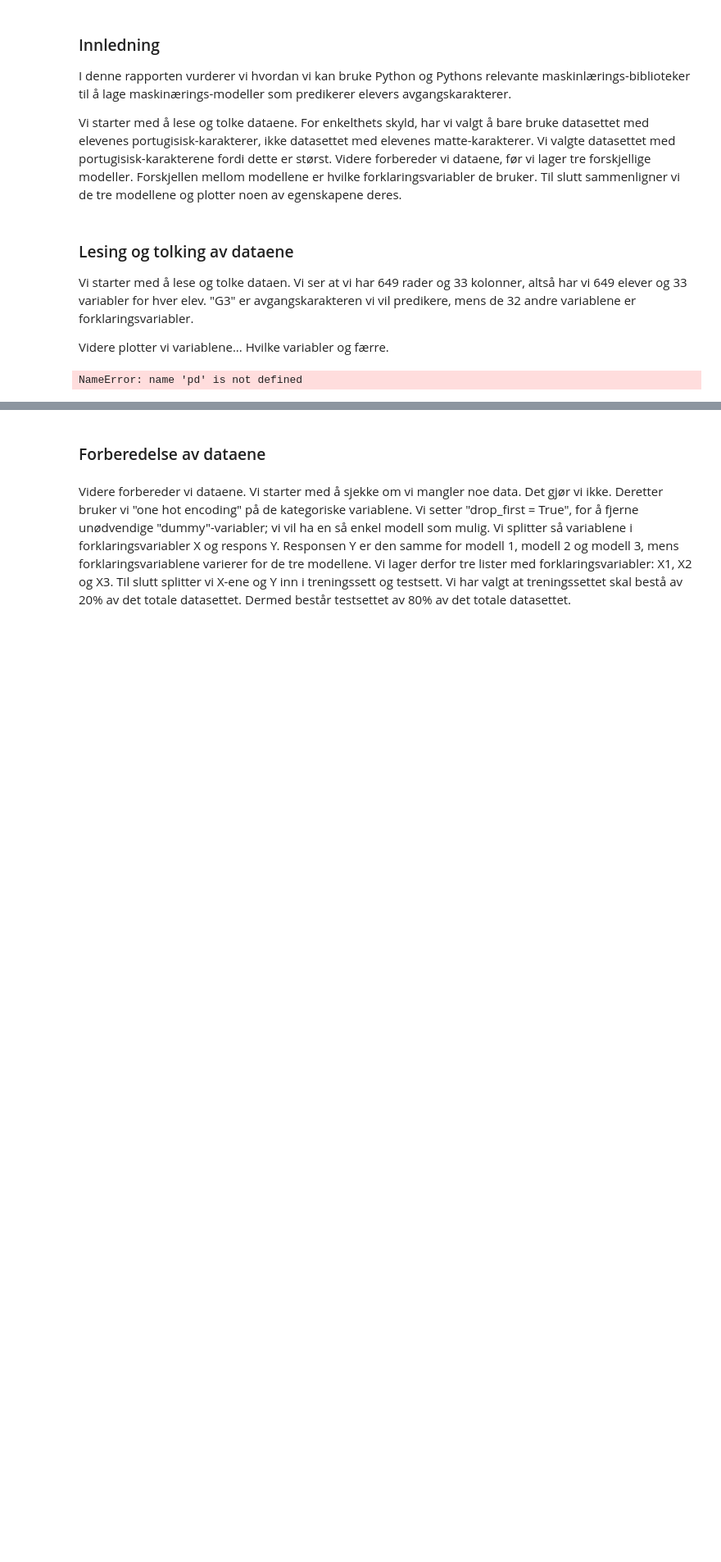
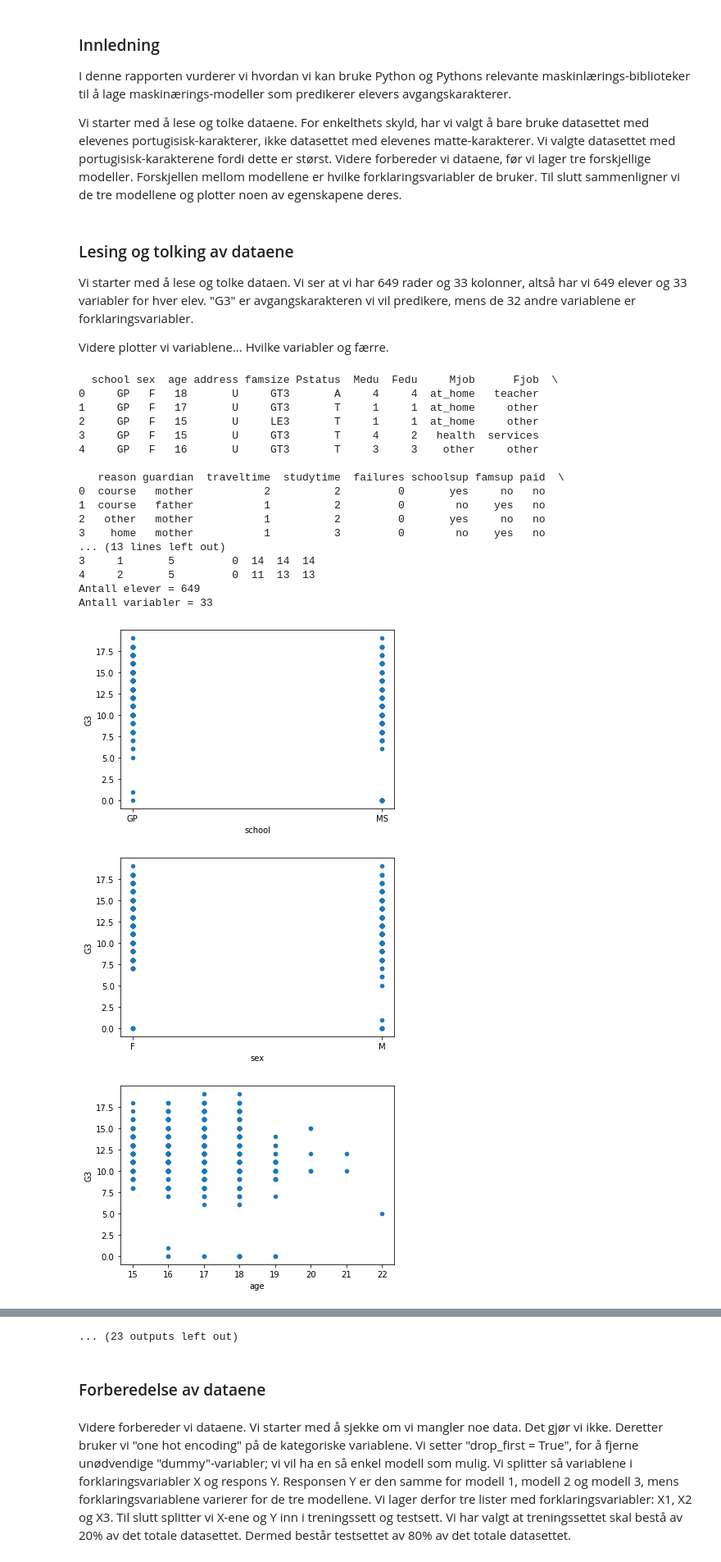
Before and after one commit to sim-hal/Studentkarakterer, a Jupyter notebook: Reports/Report (code).ipynb, the cells around one changed output, grey strips where cells are left out. Shown at 82% size. Drawn from its saved outputs; the diff is of its cells as text; code cells hidden in the pictures; blank space fills up the shorter version.

Commit message:
Made changes to plots in report

```diff
--- a/Reports/Report (code).ipynb
+++ b/Reports/Report (code).ipynb
@@ -26,20 +30,39 @@ Vi starter med å lese og tolke dataen. Vi ser at vi har 649 rader og 33 kolonne
 Videre plotter vi variablene... Hvilke variabler og færre.
 # %%
 #Leser og viser dataene
-df_tmp = pd.read_csv("student-por.csv")
+df_tmp = pd.read_csv("../Data/student-por.csv")
 print(df_tmp.head())
 print(f"Antall elever = {df_tmp.shape[0]}")
 print(f"Antall variabler = {df_tmp.shape[1]}")
 
 #Plot
 #response = np.asarray(df_tmp["G3"])
+for variable in df_tmp.columns.values:
+    df_tmp.plot(kind = "scatter", x=variable, y="G3")
 
-numeric_plots = ["age", "Medu", "Fedu", "traveltime", "studytime", "failures", "famrel", "goout", "Dalc", "Walc", "health", "absences", "G1", "G2" ]
-for variable in numeric_plots:
-    df_tmp.plot(kind = "scatter", x = variable, y ="G3")
-
-categorical_plots=["sex", "school", "address", "Pstatus", "Mjob", "Fjob", "guardian", "famsize", "reason", "schoolsup", "famsup", "activities", "paid", "internet", "nursery", "higher", "romantic"]
-for variable in categorical_plots:
-    df_tmp.boxplot(variable, "G3")
+#categorical_plots=["sex", "school", "address", "Pstatus", "Mjob", "Fjob", "guardian", "famsize", "reason", "schoolsup", "famsup", "activities", "paid", "internet", "nursery", "higher", "romantic"]
+#for variable in categorical_plots:
+#    df_tmp.boxplot(column=variable, by="G3")
+scatter_matrix(df_tmp, alpha = 0.2, figsize = (20, 20), diagonal = 'kde')
+plt.show()
 # %% [output]
-NameError: name 'pd' is not defined
+  school sex  age address famsize Pstatus  Medu  Fedu     Mjob      Fjob  \
+0     GP   F   18       U     GT3       A     4     4  at_home   teacher
+1     GP   F   17       U     GT3       T     1     1  at_home     other
+2     GP   F   15       U     LE3       T     1     1  at_home     other
+3     GP   F   15       U     GT3       T     4     2   health  services
+4     GP   F   16       U     GT3       T     3     3    other     other
+
+   reason guardian  traveltime  studytime  failures schoolsup famsup paid  \
+0  course   mother           2          2         0       yes     no   no
+1  course   father           1          2         0        no    yes   no
+2   other   mother           1          2         0       yes     no   no
+3    home   mother           1          3         0        no    yes   no
+... (13 lines left out)
+3     1       5         0  14  14  14
+4     2       5         0  11  13  13
+Antall elever = 649
+Antall variabler = 33
+[figure, added]
+[figure, added]
+[figure, added]
@@ -46,3 +77,4 @@ NameError: name 'pd' is not defined
+... (23 outputs left out)
 # %% [markdown]
 ### Forberedelse av dataene
 # %% [markdown]
```
Also changed, not shown: parts of 5 cells of this notebook, 1 other file.
